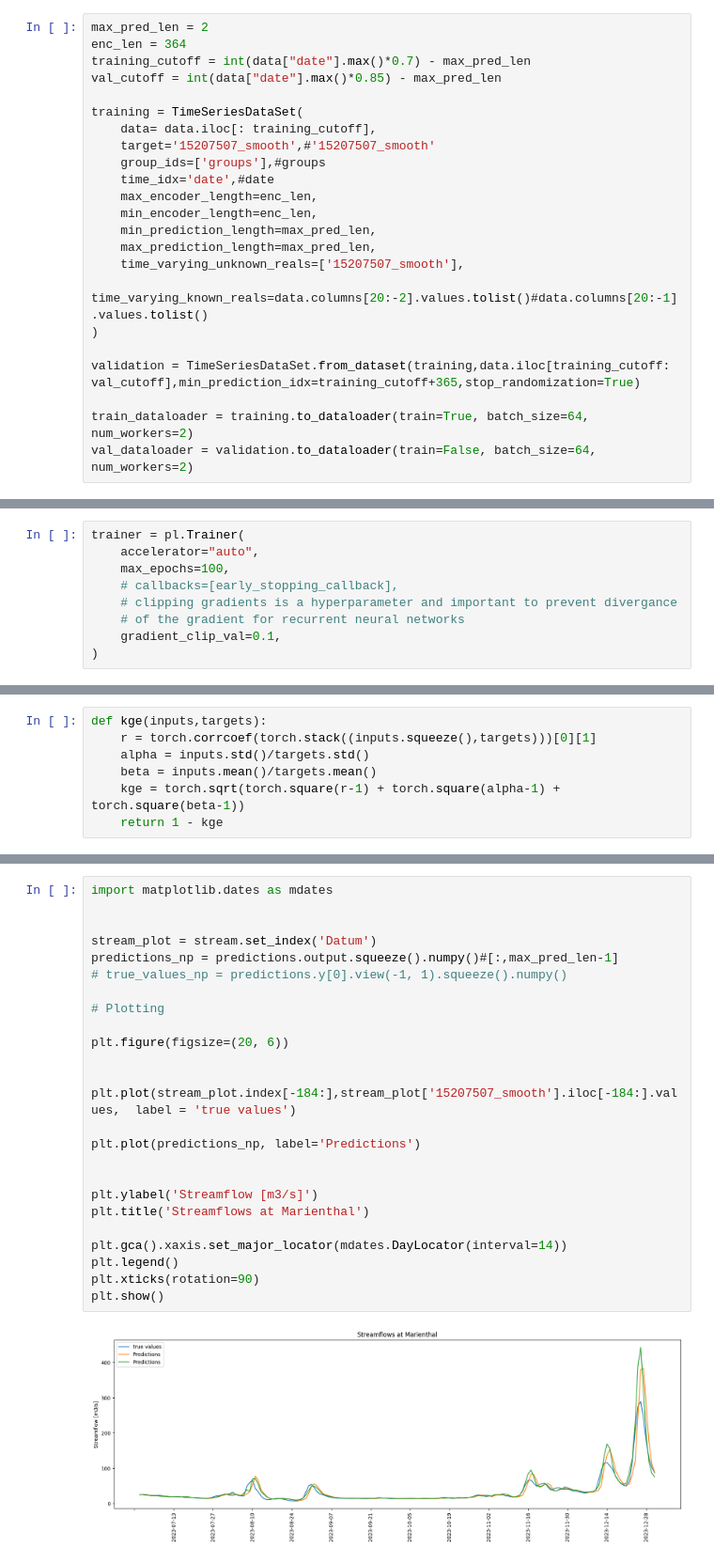
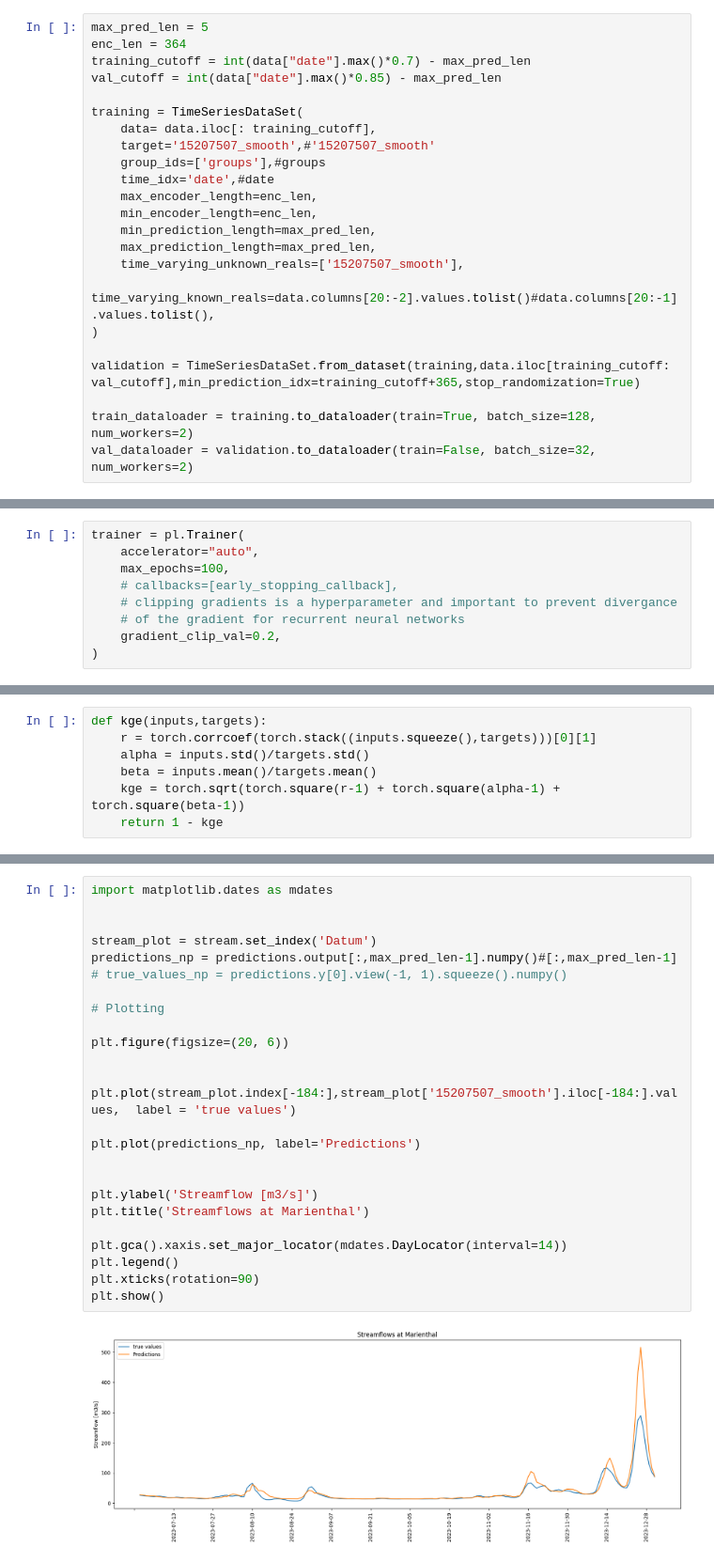
Before and after one commit to henrifnk/Seminar_ClimateNStatistics, a Jupyter notebook: work/07-hydroLSTM/notebooks/LSTM_Streamflow.ipynb, the cells around one changed output, grey strips where cells are left out. Shown at 94% size. Cells and saved outputs as stored; diff of their text form.

```diff
--- a/work/07-hydroLSTM/notebooks/LSTM_Streamflow.ipynb
+++ b/work/07-hydroLSTM/notebooks/LSTM_Streamflow.ipynb
@@ -81,7 +82,7 @@ data[['15207507','15207507_smooth']]
 | 3651 | 77.3 | 87.100000 |
 3650 rows × 2 columns
 # %%
-max_pred_len = 2
+max_pred_len = 5
 enc_len = 364
 training_cutoff = int(data["date"].max()*0.7) - max_pred_len
 val_cutoff = int(data["date"].max()*0.85) - max_pred_len
@@ -96,10 +97,10 @@ training = TimeSeriesDataSet(
     min_prediction_length=max_pred_len,
     max_prediction_length=max_pred_len,
     time_varying_unknown_reals=['15207507_smooth'],
-    time_varying_known_reals=data.columns[20:-2].values.tolist()#data.columns[20:-1].values.tolist()
+    time_varying_known_reals=data.columns[20:-2].values.tolist()#data.columns[20:-1].values.tolist(),
 )
 
 validation = TimeSeriesDataSet.from_dataset(training,data.iloc[training_cutoff: val_cutoff],min_prediction_idx=training_cutoff+365,stop_randomization=True)
 
-train_dataloader = training.to_dataloader(train=True, batch_size=64, num_workers=2)
-val_dataloader = validation.to_dataloader(train=False, batch_size=64, num_workers=2)
+train_dataloader = training.to_dataloader(train=True, batch_size=128, num_workers=2)
+val_dataloader = validation.to_dataloader(train=False, batch_size=32, num_workers=2)
@@ -271,7 +271,7 @@ trainer = pl.Trainer(
     # callbacks=[early_stopping_callback],
     # clipping gradients is a hyperparameter and important to prevent divergance
     # of the gradient for recurrent neural networks
-    gradient_clip_val=0.1,
+    gradient_clip_val=0.2,
 )
 # %% [output]
 GPU available: True (mps), used: True
@@ -338,27 +339,27 @@ torch.Size([184, 1])
 # %%
 import matplotlib.dates as mdates
 
 
 stream_plot = stream.set_index('Datum')
-predictions_np = predictions.output.squeeze().numpy()#[:,max_pred_len-1]
+predictions_np = predictions.output[:,max_pred_len-1].numpy()#[:,max_pred_len-1]
 # true_values_np = predictions.y[0].view(-1, 1).squeeze().numpy()
 
 # Plotting
 
 plt.figure(figsize=(20, 6))
 
 
 plt.plot(stream_plot.index[-184:],stream_plot['15207507_smooth'].iloc[-184:].values,  label = 'true values')
 
 plt.plot(predictions_np, label='Predictions')
 
 
 plt.ylabel('Streamflow [m3/s]')
 plt.title('Streamflows at Marienthal')
 
 plt.gca().xaxis.set_major_locator(mdates.DayLocator(interval=14))
 plt.legend()
 plt.xticks(rotation=90)
 plt.show()
 # %% [output]
-[figure, old version]
+[figure, new version]
```
Also changed, not shown: parts of 9 cells of this notebook, 1 other file.
